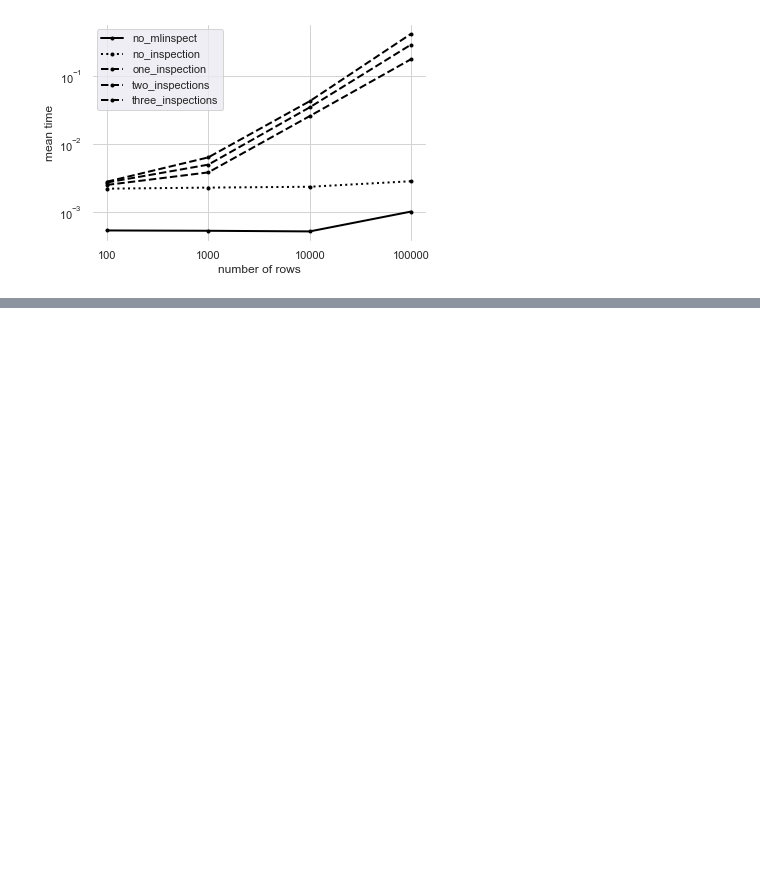
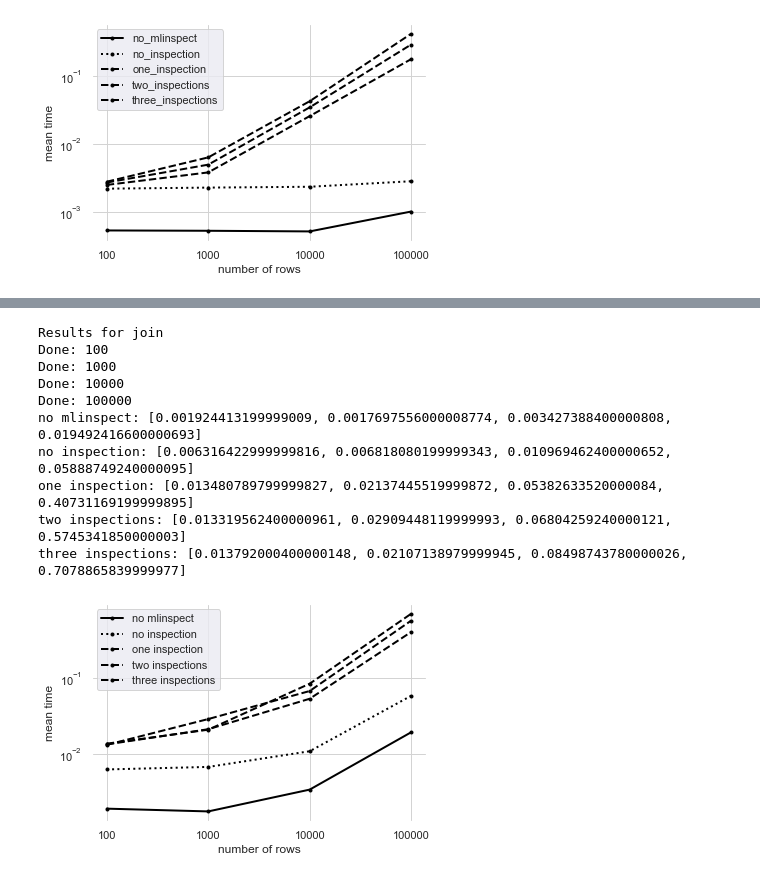
Before and after one commit to stefan-grafberger/mlinspect, a Jupyter notebook: experiments/operator_benchmarks.ipynb, the cells around one changed output, grey strips where cells are left out. Drawn from its saved outputs; the diff is of its cells as text; code cells hidden in the pictures; blank space fills up the shorter version.

```diff
--- a/experiments/operator_benchmarks.ipynb
+++ b/experiments/operator_benchmarks.ipynb
@@ -312,0 +165,14 @@ DecisionTree results
+# %%
+benchmark_operator_and_plot_result(OperatorBenchmarkType.JOIN, plot_linestyles)
+# %% [output]
+Results for join
+Done: 100
+Done: 1000
+Done: 10000
+Done: 100000
+no mlinspect: [0.001924413199999009, 0.0017697556000008774, 0.003427388400000808, 0.019492416600000693]
+no inspection: [0.006316422999999816, 0.006818080199999343, 0.010969462400000652, 0.05888749240000095]
+one inspection: [0.013480789799999827, 0.02137445519999872, 0.05382633520000084, 0.40731169199999895]
+two inspections: [0.013319562400000961, 0.02909448119999993, 0.06804259240000121, 0.5745341850000003]
+three inspections: [0.013792000400000148, 0.02107138979999945, 0.08498743780000026, 0.7078865839999977]
+[figure, added]
```
Also changed, not shown: parts of 18 cells of this notebook, 2 other files.
